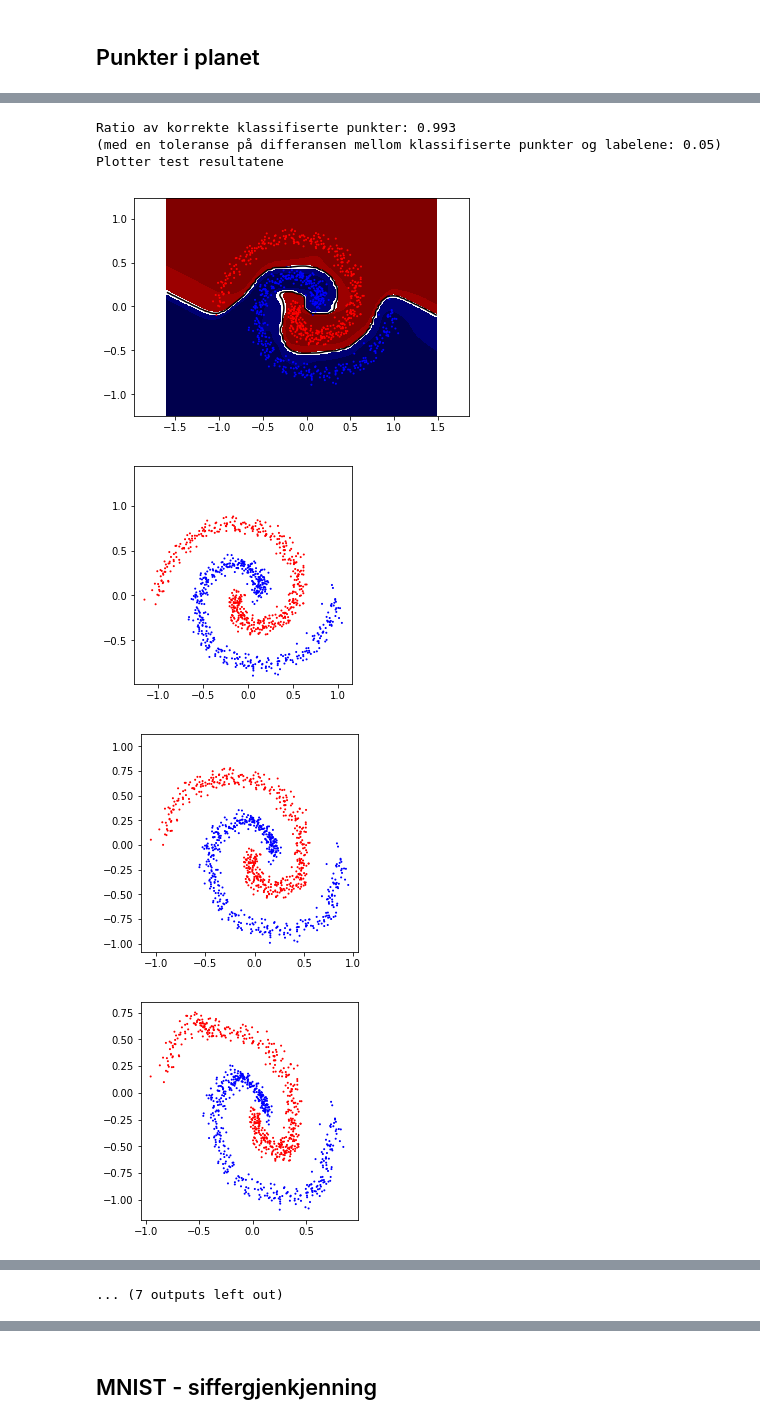
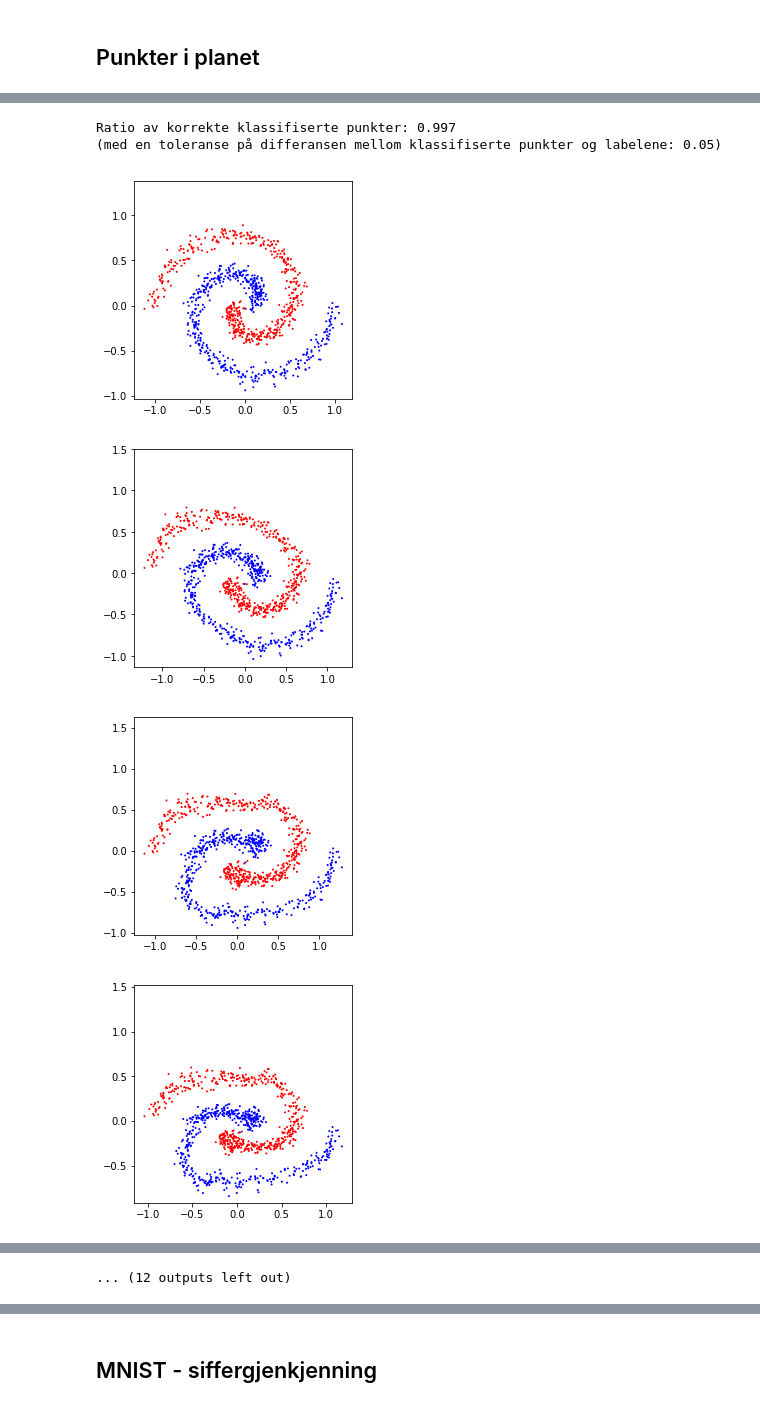
Before and after one commit to josteinklogetvedt/jostein, a Jupyter notebook: Vitber_TMA4320/Vitber_prosjekt2/Vitber_prosjekt2.ipynb, the cells around one changed output, grey strips where cells are left out. Drawn from its saved outputs; the diff is of its cells as text; code cells hidden in the pictures.

```diff
--- a/Vitber_TMA4320/Vitber_prosjekt2/Vitber_prosjekt2.ipynb
+++ b/Vitber_TMA4320/Vitber_prosjekt2/Vitber_prosjekt2.ipynb
@@ -213,24 +217,21 @@ def show_image(Y_k, n):
 # %%
+h = 0.1
+K = 20
+
 d = 2
-h = 0.1
-
-K = 15    #K har veldig mye å si på hvor fort J konvergerer
 I = 1000
-iterations = 10000  #Kan økes til 40 000 for å få veldig liten J
+iterations = 40000
 chunk = I
 
 Y_0, c = get_data_spiral_2d(I)
 c = c[:,0]
 
-#b_k_dim må tas med ut for å bruke i neste celle
 my, omega, b_k_dim, W_k, Y_Kk, J, Z, c = algorithm(Y_0, c, K, d, iterations, h, len(Y_0[0,:]), chunk)
-write_to_file(my, omega, b_k_dim, W_k, "parameters_points.txt")
+write_to_file(my, omega, b_k_dim, W_k, "good_example.txt")
 
 print_successrate(Z,c, tol=0.05)
 print("Siste verdien til J-funksjonen: ", J[-1])
 plot_cost_function_convergence(iterations, J)
-
-#Legger til celler under med tabellen av forskjellige verdier som viser de optimaliserte verdiene
 # %% [output]
 Ratio av korrekte klassifiserte punkter: 1.0
 (med en toleranse på differansen mellom klassifiserte punkter og labelene: 0.05)
@@ -241,19 +244,15 @@ Siste verdien til J-funksjonen:  0.0006620509249391275
 # %%
 Y_0, c_test = get_data_spiral_2d(I)
-Y_Kk_test, Z_test = test_parameters(Y_0, h, K, d, I, "parameters_points.txt")
+Y_Kk_test, Z_test = test_parameters(Y_0, h, K, d, I, "good_example.txt")
 print_successrate(Z_test, c_test, tol=0.05)
 
-print("Plotter test resultatene")
-plot_model(forward_function,Y_Kk_test[0,:,:],c_test,100)
 plot_progression(Y_Kk_test, c_test)
-plot_separation(last_function,Y_Kk_test[-1,:,:],c_test,100)
-#Er det en mulighet for å fjerne aksene ved første og siste plottet?
-#Kan vi skrive K=number for hver av plottene i plot_progression?
+plot_model(forward_function,Y_Kk[0,:,:],c,1000)
+plot_separation(last_function,Y_Kk[-1,:,:],c,1000)
 # %% [output]
-Ratio av korrekte klassifiserte punkter: 0.993
+Ratio av korrekte klassifiserte punkter: 0.997
 (med en toleranse på differansen mellom klassifiserte punkter og labelene: 0.05)
-Plotter test resultatene
-[figure, old version]
+[figure, new version]
-[figure, old version]
+[figure, new version]
-[figure, old version]
+[figure, new version]
-[figure, old version]
+[figure, new version]
@@ -267 +266 @@ Plotter test resultatene
-... (7 outputs left out)
+... (12 outputs left out)
```
Also changed, not shown: parts of 14 cells of this notebook.
